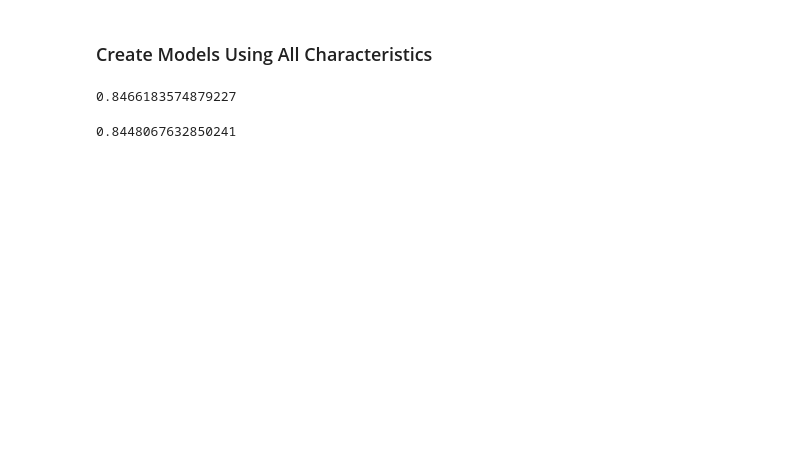
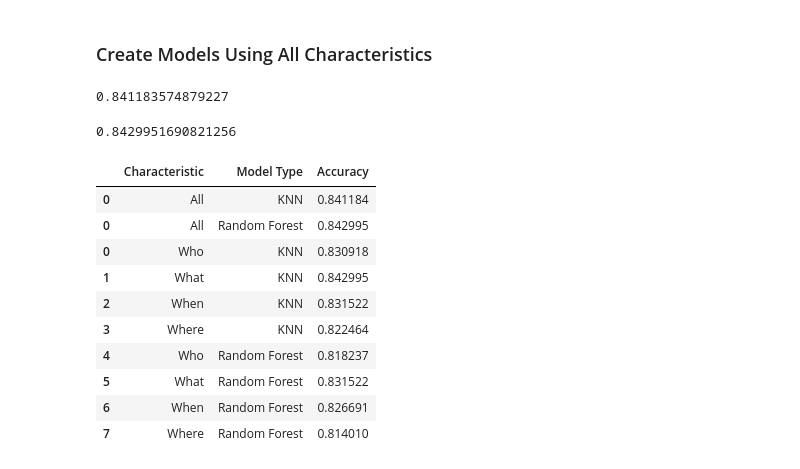
Before and after one commit to paulyoo97/DataScience, a Jupyter notebook: Traffic Accident Severity Analysis.ipynb, the cells around one changed output. Drawn from its saved outputs; the diff is of its cells as text; code cells hidden in the pictures; blank space fills up the shorter version.

```diff
--- a/Traffic Accident Severity Analysis.ipynb
+++ b/Traffic Accident Severity Analysis.ipynb
@@ -696,9 +696,10 @@ X_test,X_train,y_test,y_train = train_test_split(X,y,test_size=0.2)
 knn = KNeighborsClassifier(n_neighbors=200)
 # Train the KNN model
 knn.fit(X_train,y_train)
-knn.score(X_test,y_test)
+all_acc_knn = knn.score(X_test,y_test)
+all_acc_knn
 # %% [output]
-0.8466183574879227
+0.841183574879227
 # %%
 X = final_data.drop(columns=['Casualty Severity'])
 y = final_data['Casualty Severity']
@@ -708,6 +709,24 @@ X_test,X_train,y_test,y_train = train_test_split(X,y,test_size=0.2)
 
 model = RandomForestClassifier(n_estimators=100)
 model.fit(X_train,y_train)
-model.score(X_test,y_test)
+all_acc_rfc = model.score(X_test,y_test)
+all_acc_rfc
 # %% [output]
-0.8448067632850241
+0.8429951690821256
+# %%
+df_knn = pd.DataFrame({'Characteristic':['All'], 'Model Type':['KNN'], 'Accuracy':[all_acc_knn]})
+df_rcf = pd.DataFrame({'Characteristic':['All'], 'Model Type':['Random Forest'], 'Accuracy':[all_acc_rfc]})
+final = pd.concat([df_knn,df_rcf,graphing_melted])
+final
+# %% [output]
+|  | Characteristic | Model Type | Accuracy |
+| 0 | All | KNN | 0.841184 |
+| 0 | All | Random Forest | 0.842995 |
+| 0 | Who | KNN | 0.830918 |
+| 1 | What | KNN | 0.842995 |
+| 2 | When | KNN | 0.831522 |
+| 3 | Where | KNN | 0.822464 |
+| 4 | Who | Random Forest | 0.818237 |
+| 5 | What | Random Forest | 0.831522 |
+| 6 | When | Random Forest | 0.826691 |
+| 7 | Where | Random Forest | 0.814010 |
```
Also changed, not shown: parts of 6 cells of this notebook.
